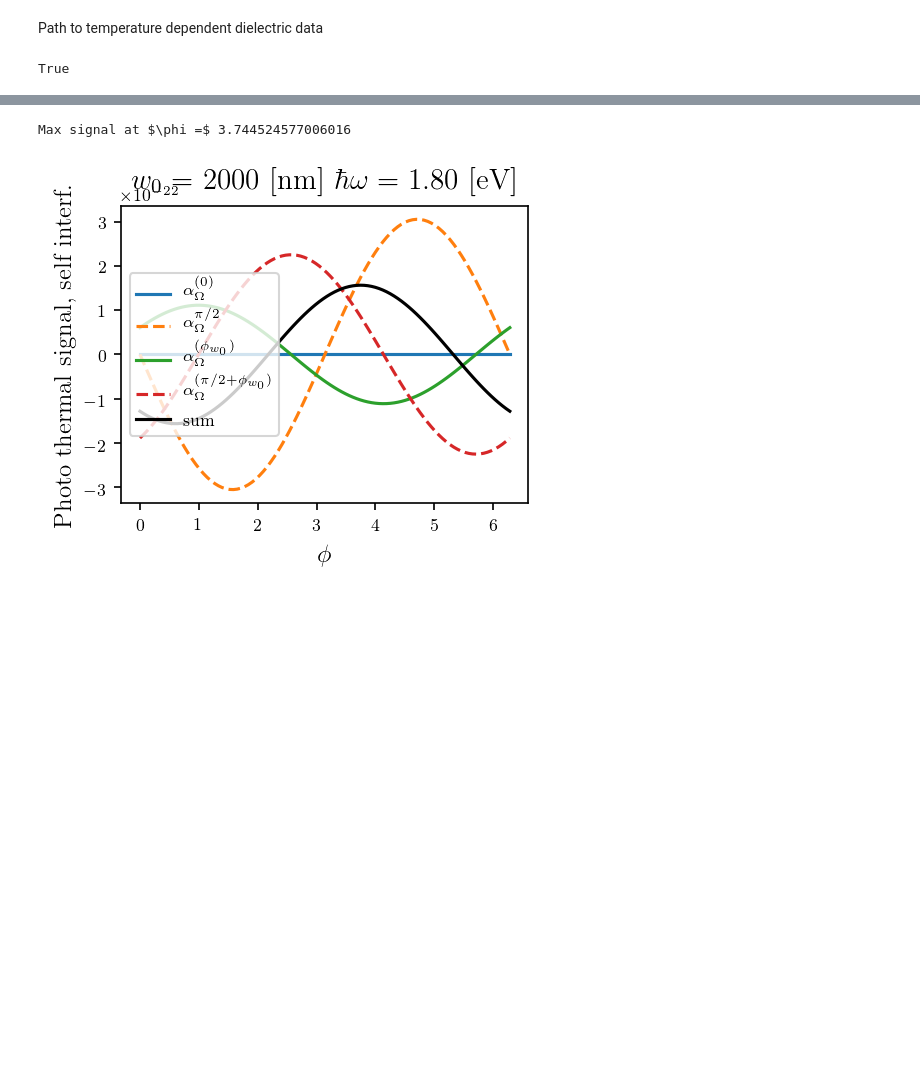
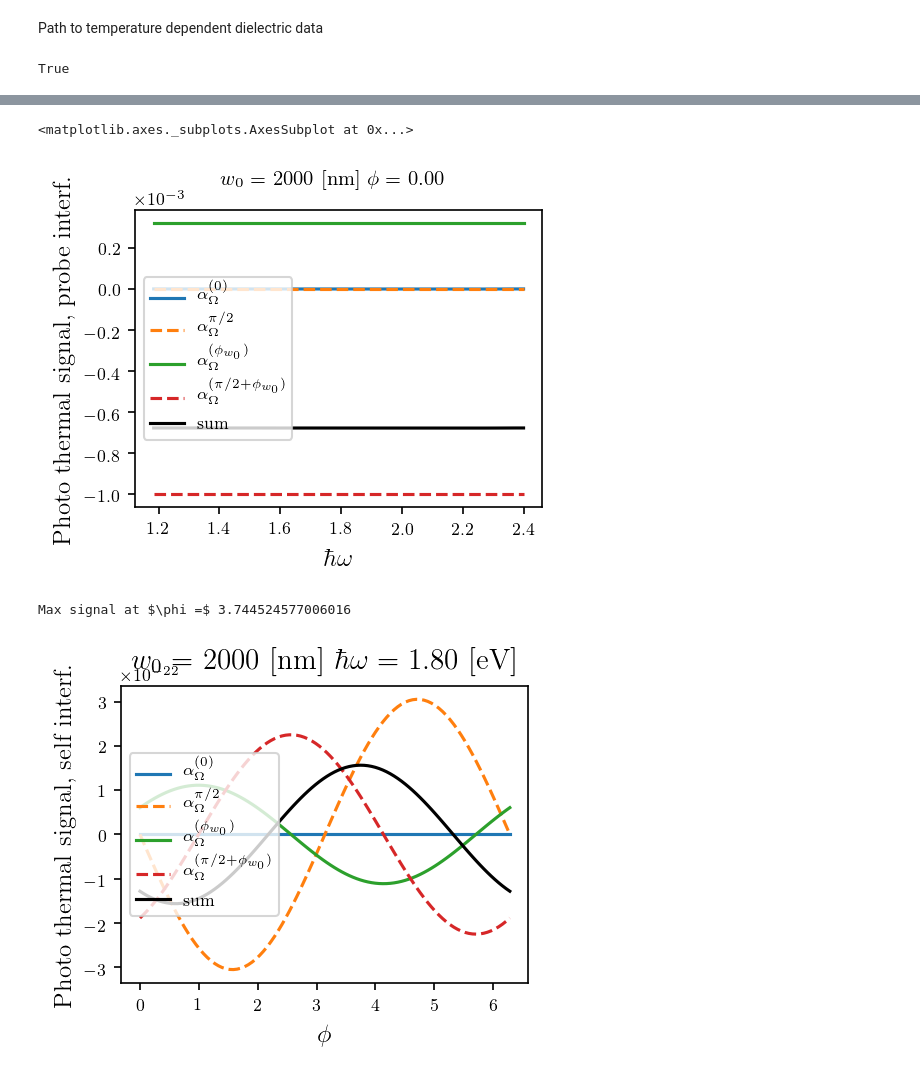
Before and after one commit to HarrisonGoldwyn/photothermal_image_model, a Jupyter notebook: python/data_based_core_shell_model/comparing_PTI_terms.ipynb, the cells around one changed output, grey strips where cells are left out. Drawn from its saved outputs; the diff is of its cells as text; code cells hidden in the pictures; blank space fills up the shorter version.

```diff
--- a/python/data_based_core_shell_model/comparing_PTI_terms.ipynb
+++ b/python/data_based_core_shell_model/comparing_PTI_terms.ipynb
@@ -291,3 +307,8 @@ plot_self_interf_terms_vs_energy(T_expansion=0, r_th=2000, w0=2000, phi=0)
+# %%
+plot_probe_interf_terms_vs_energy(T_expansion=0, r_th=2000, w0=2000, phi=0)
+# %% [output]
+<matplotlib.axes._subplots.AxesSubplot at 0x...>
+[figure, added]
 # %%
 def plot_self_interf_terms_vs_phase(T_expansion, r_th, w0, hw, phis=None):
     """ Lengths are input in nm
```
Also changed, not shown: parts of 27 cells of this notebook.
